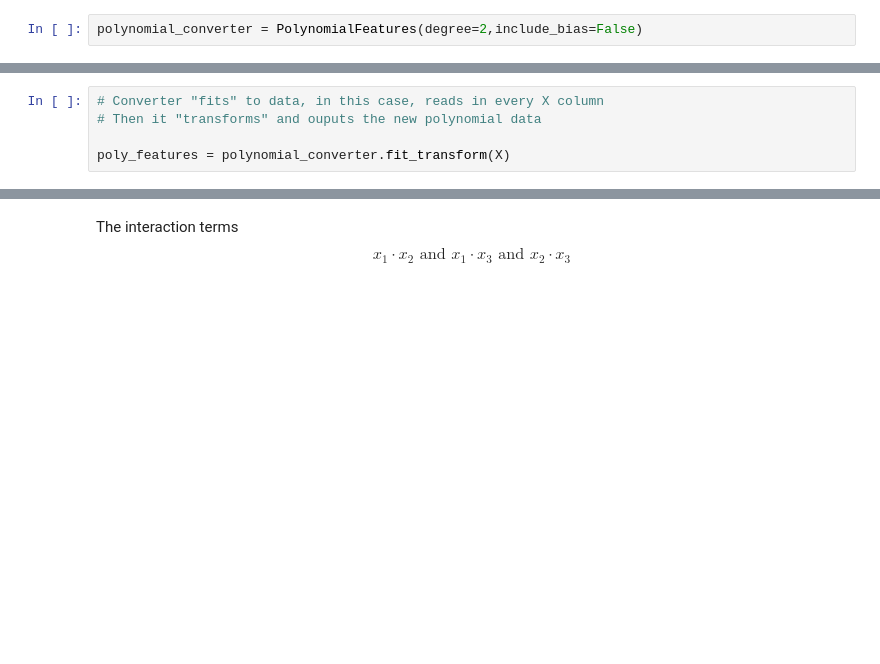
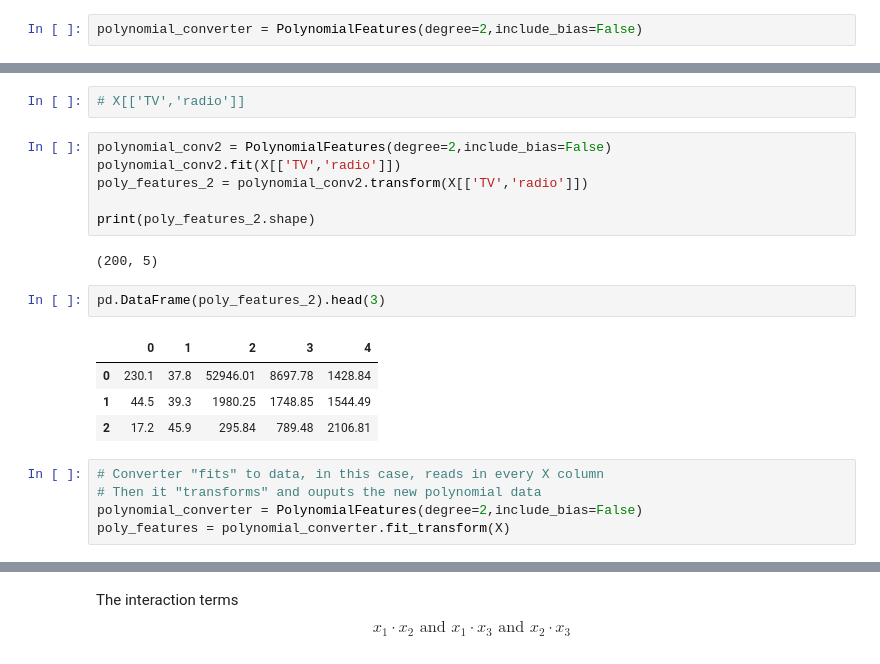
Before and after one commit to NandiniDevLabs/machine-learning-b9, a Jupyter notebook: 01-regression/02-Polynomial-Regression.ipynb, the cells around one changed output, grey strips where cells are left out. Saved outputs shown, nothing was run; the diff lists cells and outputs as text; blank space fills up the shorter version.

```diff
--- a/01-regression/02-Polynomial-Regression.ipynb
+++ b/01-regression/02-Polynomial-Regression.ipynb
@@ -58,7 +81,24 @@ print(poly_features.shape)
+# %%
+# X[['TV','radio']]
+# %%
+polynomial_conv2 = PolynomialFeatures(degree=2,include_bias=False)
+polynomial_conv2.fit(X[['TV','radio']])
+poly_features_2 = polynomial_conv2.transform(X[['TV','radio']])
+
+print(poly_features_2.shape)
+# %% [output]
+(200, 5)
+# %%
+pd.DataFrame(poly_features_2).head(3)
+# %% [output]
+|  | 0 | 1 | 2 | 3 | 4 |
+| 0 | 230.1 | 37.8 | 52946.01 | 8697.78 | 1428.84 |
+| 1 | 44.5 | 39.3 | 1980.25 | 1748.85 | 1544.49 |
+| 2 | 17.2 | 45.9 | 295.84 | 789.48 | 2106.81 |
 # %%
 # Converter "fits" to data, in this case, reads in every X column
 # Then it "transforms" and ouputs the new polynomial data
-
+polynomial_converter = PolynomialFeatures(degree=2,include_bias=False)
 poly_features = polynomial_converter.fit_transform(X)
 # %%
 poly_features.shape
```
Also changed, not shown: parts of 44 cells of this notebook, 3 other files.
